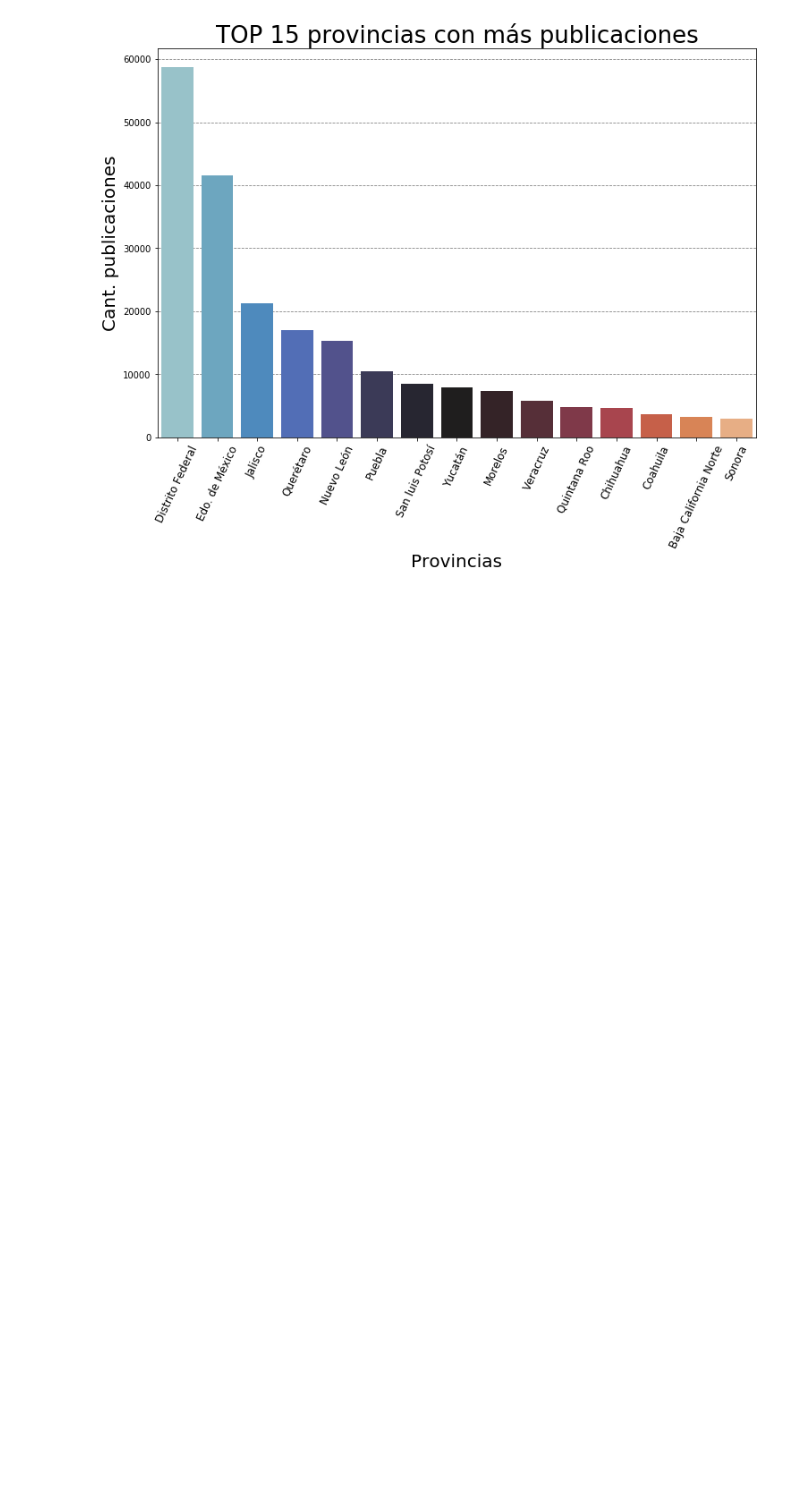
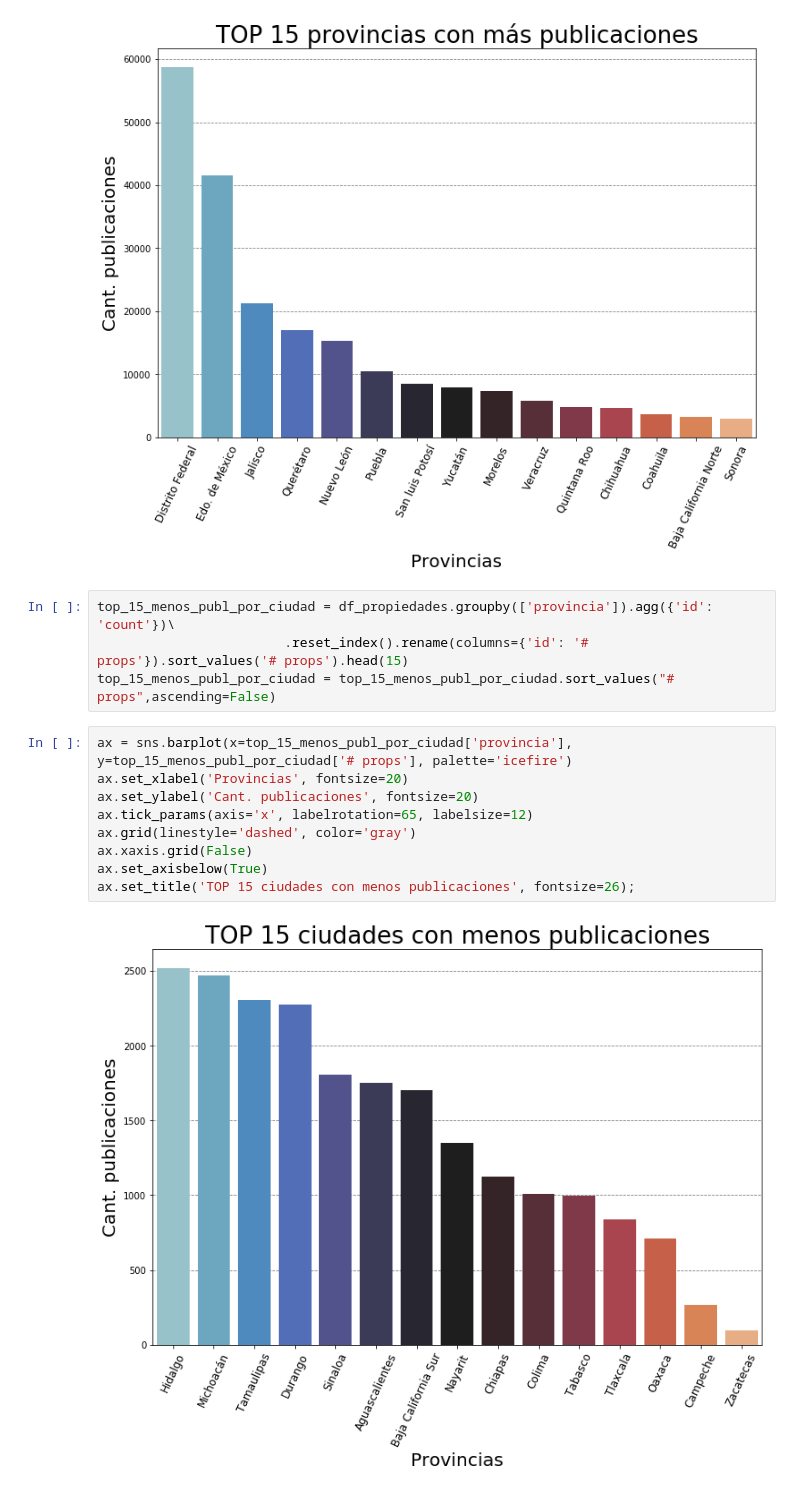
Before and after one commit to petermacgaul/orgaDatos-1, a Jupyter notebook: TP1/01-AnalisisPublicaciones.ipynb, the cells around one changed output. Drawn from its saved outputs; the diff is of its cells as text; blank space fills up the shorter version.

Commit message:
Added TOP 15 menos publicaciones

```diff
--- a/TP1/01-AnalisisPublicaciones.ipynb
+++ b/TP1/01-AnalisisPublicaciones.ipynb
@@ -102,3 +102,18 @@ ax.set_axisbelow(True)
 ax.set_title('TOP 15 provincias con más publicaciones', fontsize=26);
 # %% [output]
 [figure]
+# %%
+top_15_menos_publ_por_ciudad = df_propiedades.groupby(['provincia']).agg({'id': 'count'})\
+                        .reset_index().rename(columns={'id': '# props'}).sort_values('# props').head(15)
+top_15_menos_publ_por_ciudad = top_15_menos_publ_por_ciudad.sort_values("# props",ascending=False)
+# %%
+ax = sns.barplot(x=top_15_menos_publ_por_ciudad['provincia'], y=top_15_menos_publ_por_ciudad['# props'], palette='icefire')
+ax.set_xlabel('Provincias', fontsize=20)
+ax.set_ylabel('Cant. publicaciones', fontsize=20)
+ax.tick_params(axis='x', labelrotation=65, labelsize=12)
+ax.grid(linestyle='dashed', color='gray')
+ax.xaxis.grid(False)
+ax.set_axisbelow(True)
+ax.set_title('TOP 15 ciudades con menos publicaciones', fontsize=26);
+# %% [output]
+[figure, added]
```
Also changed, not shown: parts of 2 cells of this notebook, 1 other file.
